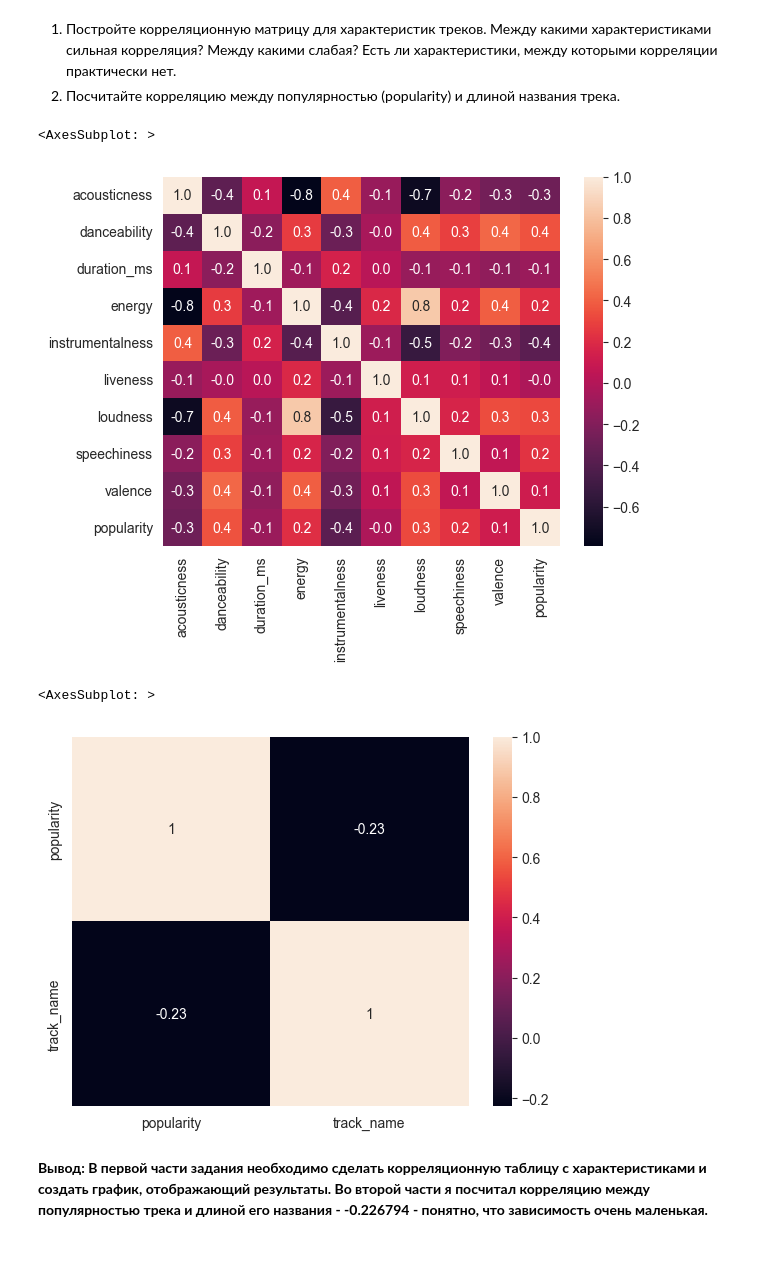
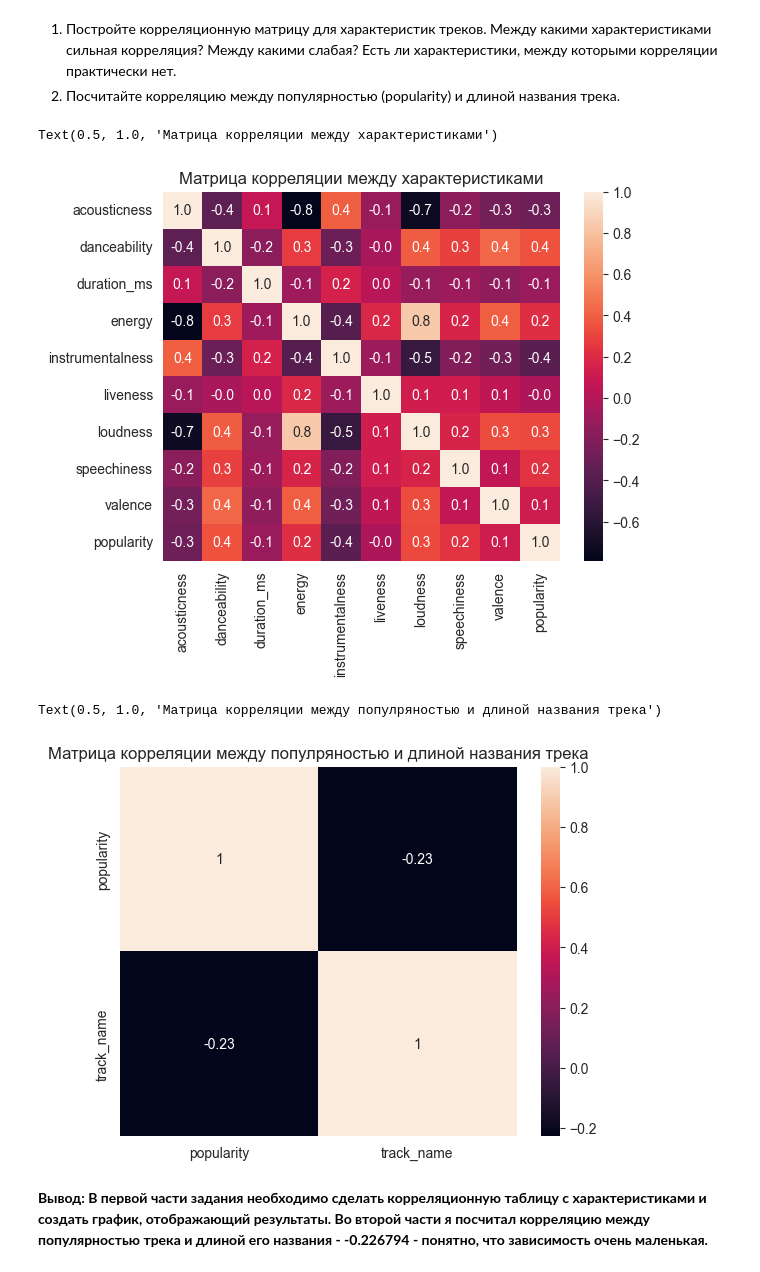
Before and after one commit to hellkirl/cs102, a Jupyter notebook: homework06/hw6_python.ipynb, the cells around one changed output. Cells and saved outputs as stored; diff of their text form; code cells hidden in the pictures.

```diff
--- a/homework06/hw6_python.ipynb
+++ b/homework06/hw6_python.ipynb
@@ -210,18 +216,20 @@ features = df[
      "tempo", "valence", "popularity"]].select_dtypes(exclude=["object"])
 features_corr_matrix = features.corr()
 sns.heatmap(features_corr_matrix, fmt=".1f", annot=True)
+plt.title("Матрица корреляции между характеристиками")
 # %% [output]
-<AxesSubplot: >
+Text(0.5, 1.0, 'Матрица корреляции между характеристиками')
-[figure, old version]
+[figure, new version]
 # %%
 """Корреляция между популярностью и длиной названия трека - шаг 4.2"""
 popularity_namelen = df[["popularity", "track_name"]].dropna()
 popularity_namelen["track_name"] = popularity_namelen["track_name"].str.len()
 popularity_namelen_corr = popularity_namelen.corr()
 sns.heatmap(popularity_namelen_corr, annot=True)
+plt.title("Матрица корреляции между популряностью и длиной названия трека")
 # %% [output]
-<AxesSubplot: >
+Text(0.5, 1.0, 'Матрица корреляции между популряностью и длиной названия трека')
-[figure, old version]
+[figure, new version]
 # %% [markdown]
 <b>Вывод:
 В первой части задания необходимо сделать корреляционную таблицу с характеристиками и создать график, отображающий результаты.
```
Also changed, not shown: parts of 9 cells of this notebook, 1 other file.
